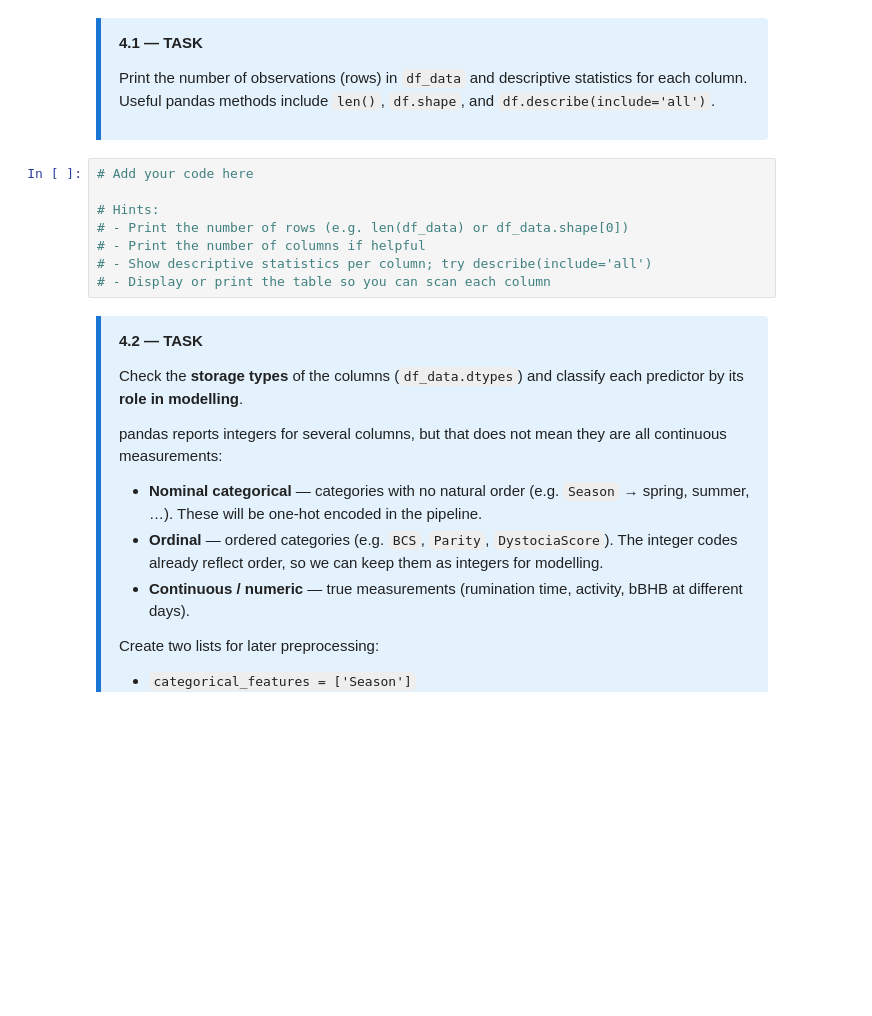
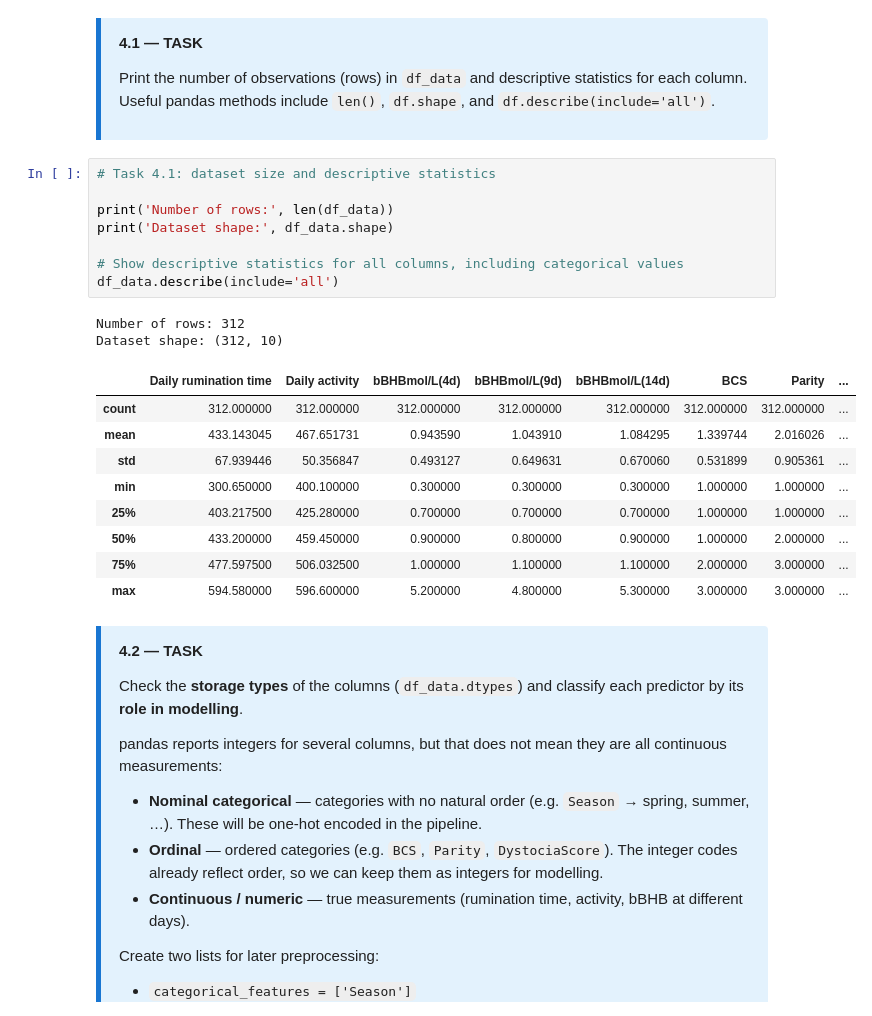
Before and after one commit to martagyldenkerne-png/ai4as_pitfalls_in_machine_learning_2026, a Jupyter notebook: notebooks_code/class_01_exercise.ipynb, the cells around one changed output. Saved outputs shown, nothing was run; the diff lists cells and outputs as text; blank space fills up the shorter version.

```diff
--- a/notebooks_code/class_01_exercise.ipynb
+++ b/notebooks_code/class_01_exercise.ipynb
@@ -214,13 +214,25 @@ Before modelling, inspect the size of the dataset and summarise each column. Thi
 Print the number of observations (rows) in `df_data` and descriptive statistics for each column. Useful pandas methods include `len()`, `df.shape`, and `df.describe(include='all')`.
 </div>
 # %%
-# Add your code here
+# Task 4.1: dataset size and descriptive statistics
 
-# Hints:
-# - Print the number of rows (e.g. len(df_data) or df_data.shape[0])
-# - Print the number of columns if helpful
-# - Show descriptive statistics per column; try describe(include='all')
-# - Display or print the table so you can scan each column
+print('Number of rows:', len(df_data))
+print('Dataset shape:', df_data.shape)
+
+# Show descriptive statistics for all columns, including categorical values
+df_data.describe(include='all')
+# %% [output]
+Number of rows: 312
+Dataset shape: (312, 10)
+|  | Daily rumination time | Daily activity | bBHBmol/L(4d) | bBHBmol/L(9d) | bBHBmol/L(14d) | BCS | Parity | ... |
+| count | 312.000000 | 312.000000 | 312.000000 | 312.000000 | 312.000000 | 312.000000 | 312.000000 | ... |
+| mean | 433.143045 | 467.651731 | 0.943590 | 1.043910 | 1.084295 | 1.339744 | 2.016026 | ... |
+| std | 67.939446 | 50.356847 | 0.493127 | 0.649631 | 0.670060 | 0.531899 | 0.905361 | ... |
+| min | 300.650000 | 400.100000 | 0.300000 | 0.300000 | 0.300000 | 1.000000 | 1.000000 | ... |
+| 25% | 403.217500 | 425.280000 | 0.700000 | 0.700000 | 0.700000 | 1.000000 | 1.000000 | ... |
+| 50% | 433.200000 | 459.450000 | 0.900000 | 0.800000 | 0.900000 | 1.000000 | 2.000000 | ... |
+| 75% | 477.597500 | 506.032500 | 1.000000 | 1.100000 | 1.100000 | 2.000000 | 3.000000 | ... |
+| max | 594.580000 | 596.600000 | 5.200000 | 4.800000 | 5.300000 | 3.000000 | 3.000000 | ... |
 # %% [markdown]
 
 
```
Also changed, not shown: parts of 7 cells of this notebook, 2 other files.
